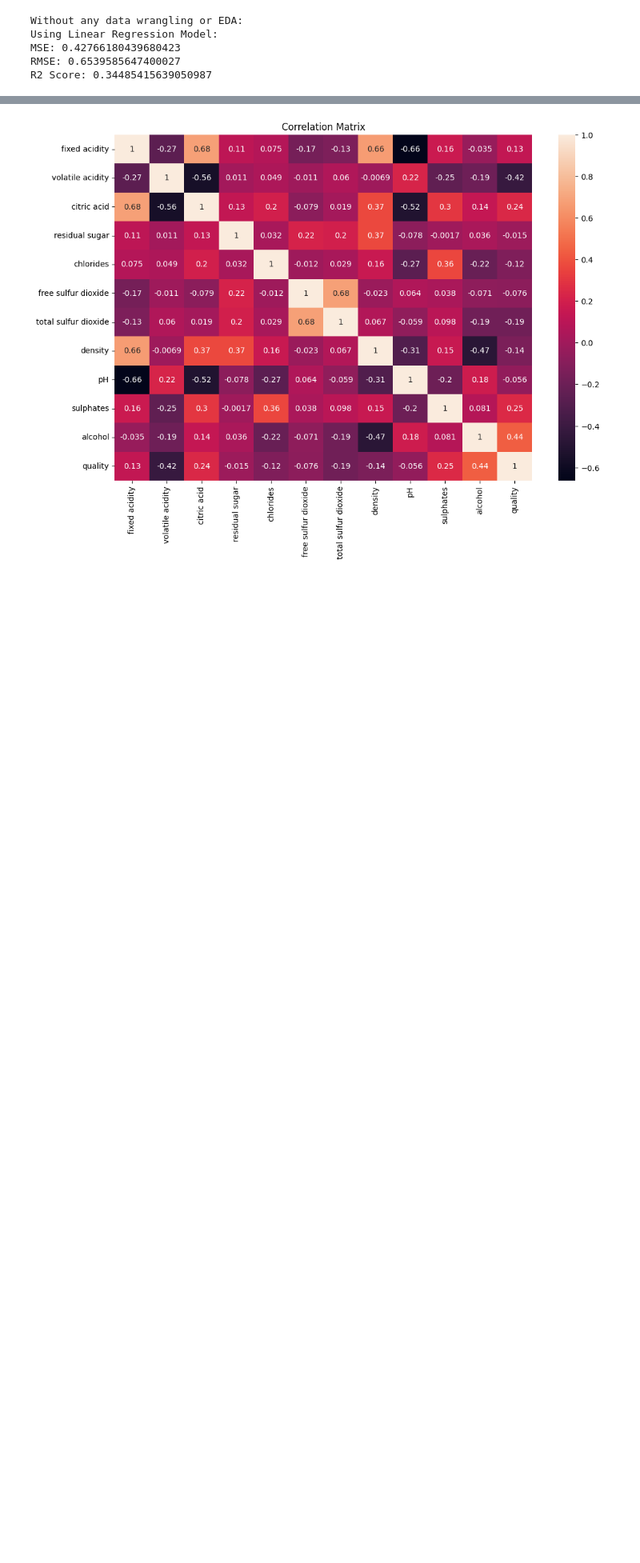
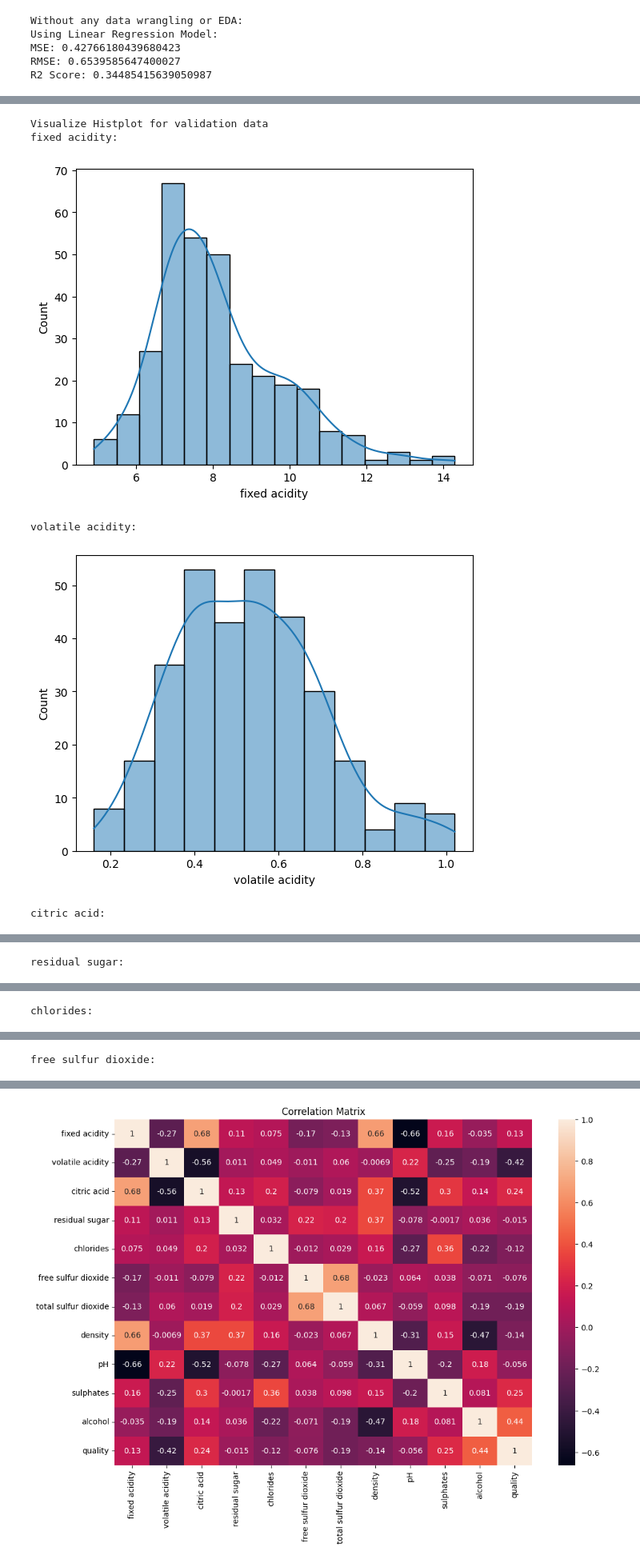
Before and after one commit to BenitShrestha/AI-Projects, a Jupyter notebook: Regression_Challenge/main.ipynb, the cells around one changed output, grey strips where cells are left out. Shown at 80% size. Drawn from its saved outputs; the diff is of its cells as text; code cells hidden in the pictures; blank space fills up the shorter version.

```diff
--- a/Regression_Challenge/main.ipynb
+++ b/Regression_Challenge/main.ipynb
@@ -146,2 +223,9 @@ def heat_map(df):
 # %%
-# hist_plot_all(X_validation, "validation")
+hist_plot_all(X_validation, "validation")
+# %% [output]
+Visualize Histplot for validation data
+fixed acidity:
+[figure, added]
+volatile acidity:
+[figure, added]
+citric acid:
@@ -147,0 +233 @@ def heat_map(df):
+residual sugar:
@@ -147,0 +235 @@ def heat_map(df):
+chlorides:
@@ -147,0 +237 @@ def heat_map(df):
+free sulfur dioxide:
```
Also changed, not shown: parts of 12 cells of this notebook.
